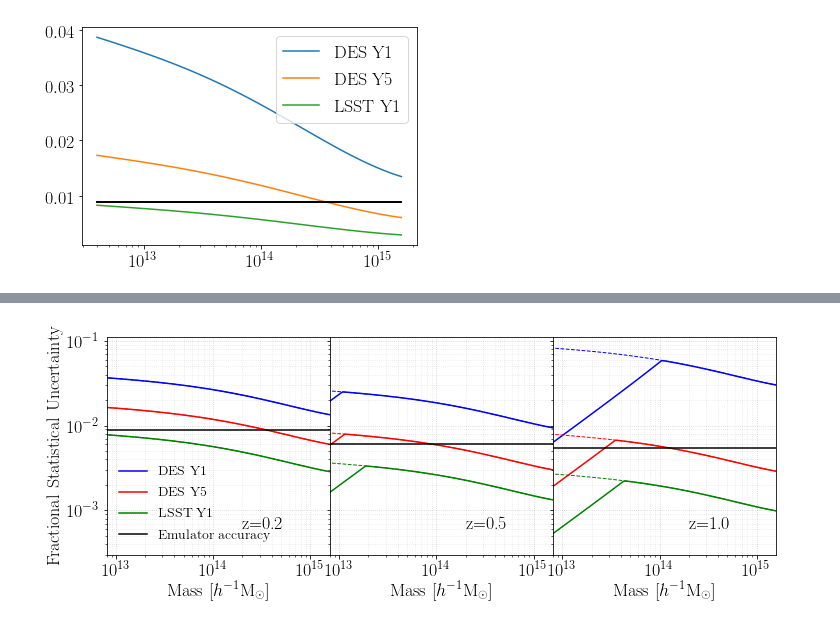
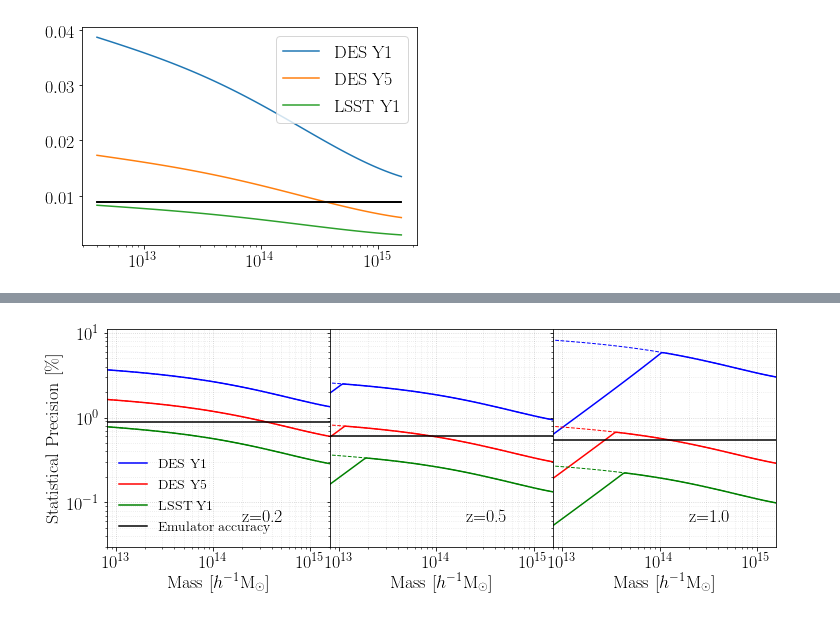
Before and after one commit to AemulusProject/bias_emulator, a Jupyter notebook: notebooks/Bias Accuracy Requirements.ipynb, the cells around one changed output, grey strips where cells are left out. Saved outputs shown, nothing was run; the diff lists cells and outputs as text; code cells hidden in the pictures.

```diff
--- a/notebooks/Bias Accuracy Requirements.ipynb
+++ b/notebooks/Bias Accuracy Requirements.ipynb
@@ -68,6 +68,10 @@ from scipy.integrate import quad
 # %%
 plt.rc("text", usetex=True)
 plt.rc("font", size=18, family="serif")
+# %%
+#Some axis labels
+y_axis_label = r"Statistical Precision $[\%]$"
+scale = 100 #100 puts things in %. 1 puts things in fractions
 # %%
 #Define areas, source densities, and zstars for different surveys
 names = ["DES Y1", "DES Y5", "LSST Y1"]
@@ -262,10 +266,10 @@ for j,z in enumerate(zs):
         M = args["M"]
 
         acc = get_bias_accuracy(z, args, frac_over)
-        ax[j].plot(M, acc, label=name, c=colors[i])
+        ax[j].plot(M, acc*scale, label=name, c=colors[i])
     nu = base_args["nu"]
     acc_model = accuracy_model.accuracy_at_nu_z(nu, z)
-    ax[j].plot(M, acc_model, c='k', label="Emulator accuracy")
+    ax[j].plot(M, acc_model*scale, c='k', label="Emulator accuracy")
     ax[j].set_xscale('log')
     ax[j].set_yscale('log')
     ax[j].text(4e14, 0.05, r"z=%.1f"%z, fontsize=18)
@@ -278,7 +282,7 @@ for j,z in enumerate(zs):
     ax[j].grid(which="minor",color='k', alpha=al/2, ls=':')
 
 ax[0].legend(loc=0, frameon=False, fontsize=14)
-ax[0].set_ylabel("Fractional Statistical Uncertainty")
+ax[0].set_ylabel(y_axis_label)
 plt.subplots_adjust(wspace=0)
 fig.savefig("bias_acc_DS.png", dpi=300, bbox_inches="tight")
 fig.savefig("bias_acc_DS.pdf", dpi=300, bbox_inches="tight")
@@ -301,10 +305,10 @@ for j,z in enumerate(zs):
         M = args["M"]
 
         acc = get_bias_accuracy_xihh(z, args, frac_over)
-        ax[j].plot(M, acc, label=name, c=colors[i])
+        ax[j].plot(M, acc*scale, label=name, c=colors[i])
     nu = base_args["nu"]
     acc_model = accuracy_model.accuracy_at_nu_z(nu, z)
-    ax[j].plot(M, acc_model, c='k', label="Emulator accuracy")
+    ax[j].plot(M, acc_model*scale, c='k', label="Emulator accuracy")
     ax[j].set_xscale('log')
     ax[j].set_yscale('log')
     ax[j].text(1e14, 0.001, r"z=%.1f"%z, fontsize=18)
@@ -320,7 +324,7 @@ ax[1].set_yticks([1e-3,1e-2,1e-1,1e0,1e1])
 #ax[1].set_yticklabels([1e-3,1e-2,1e-1,1e0,1e1])
 
 ax[2].legend(loc=0, frameon=False, fontsize=14)
-ax[0].set_ylabel("Fractional Statistical Uncertainty")
+ax[0].set_ylabel(y_axis_label)
 plt.subplots_adjust(wspace=0)
 fig.savefig("bias_acc_xihh.png", dpi=300, bbox_inches="tight")
 fig.savefig("bias_acc_xihh.pdf", dpi=300, bbox_inches="tight")
@@ -330,8 +334,6 @@ fig.savefig("bias_acc_xihh.pdf", dpi=300, bbox_inches="tight")
 zs = [0.2, 0.5, 1.0]
 colors = ["b", "r", "g"]
 fig, ax = plt.subplots(ncols=3, nrows=1, sharex=True, sharey=True, figsize = (4*len(zs), 4))
-
-scale = 1 #100 puts things in %. 1 puts things in fractions
 
 for j,z in enumerate(zs):
     base_args = get_base(z)
@@ -347,36 +349,33 @@ for j,z in enumerate(zs):
         acc1 = get_bias_accuracy(z, args)
         acc2 = get_bias_accuracy_xihh(z, args)
         acc = np.array([acc1,acc2])
         acc = np.min(acc, 0)
         ax[j].plot(M, acc*scale, label=name, c=colors[i])
         ax[j].plot(M, acc1*scale, ls="--", c=colors[i], lw=1)
         #ax[j].plot(M, acc2, ls=":", c=colors[i], lw=1)
     nu = base_args["nu"]
     acc_model = accuracy_model.accuracy_at_nu_z(nu, z)
     ax[j].plot(M, acc_model*scale, c='k', label="Emulator accuracy")
     ax[j].set_xscale('log')
     ax[j].set_yscale('log')
     #Text in upper left
     #ax[j].text(6e12, 0.05, r"z=%.1f"%z, fontsize=15)
     #Text in bottom right
     ax[j].text(2e14, 0.0006*scale, r"z=%.1f"%z, fontsize=18)
     ax[j].set_xlabel(r"${\rm Mass}\ [h^{-1}{\rm M}_\odot]$")
     #ax[j].set_xlabel("Mass")
     ax[j].set_xlim(min(M), max(M))
     ax[j].set_xlim(8e12, max(M))
-    ax[j].set_ylim(0.0003, 0.11)
+    ax[j].set_ylim(0.0003*scale, 0.11*scale)
     al = 0.2 #alpha
     ax[j].grid(which="major", color='k', alpha=al, ls=':')
     ax[j].grid(which="minor", color='k', alpha=al/2, ls=':')
 
 #ax[2].legend(loc="center right",frameon=False, fontsize=11)
 ax[0].legend(loc=0,frameon=False, fontsize=14)
-if scale ==100:
-    ax[0].set_ylabel("Required Accuracy\ [\%]")
-elif scale == 1:
-    ax[0].set_ylabel("Fractional Statistical Uncertainty")
+ax[0].set_ylabel(y_axis_label)
 plt.subplots_adjust(wspace=0)
 fig.savefig("bias_accuracy_requirement.png", dpi=300, bbox_inches="tight")
 fig.savefig("bias_accuracy_requirement.pdf", dpi=300, bbox_inches="tight")
 # %% [output]
-[figure, old version]
+[figure, new version]
```
Also changed, not shown: parts of 2 cells of this notebook, 7 other files.
